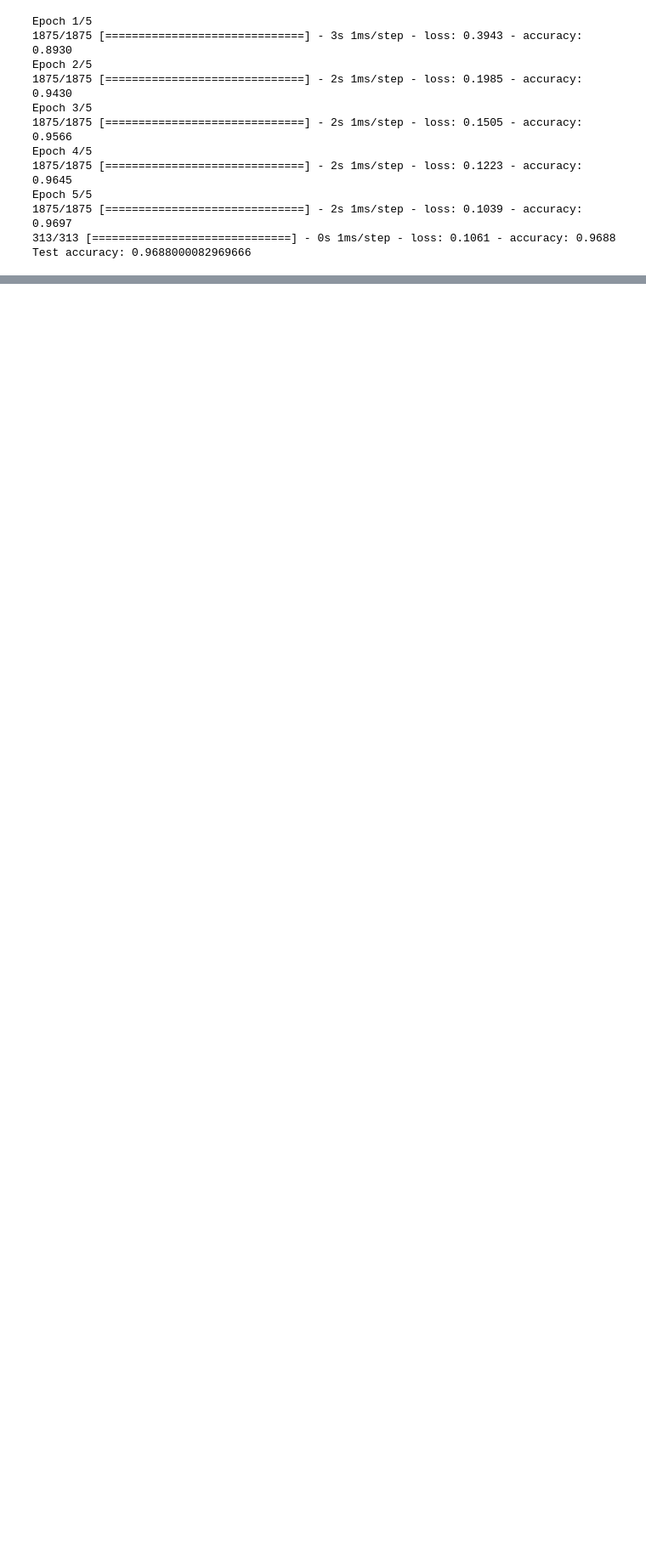
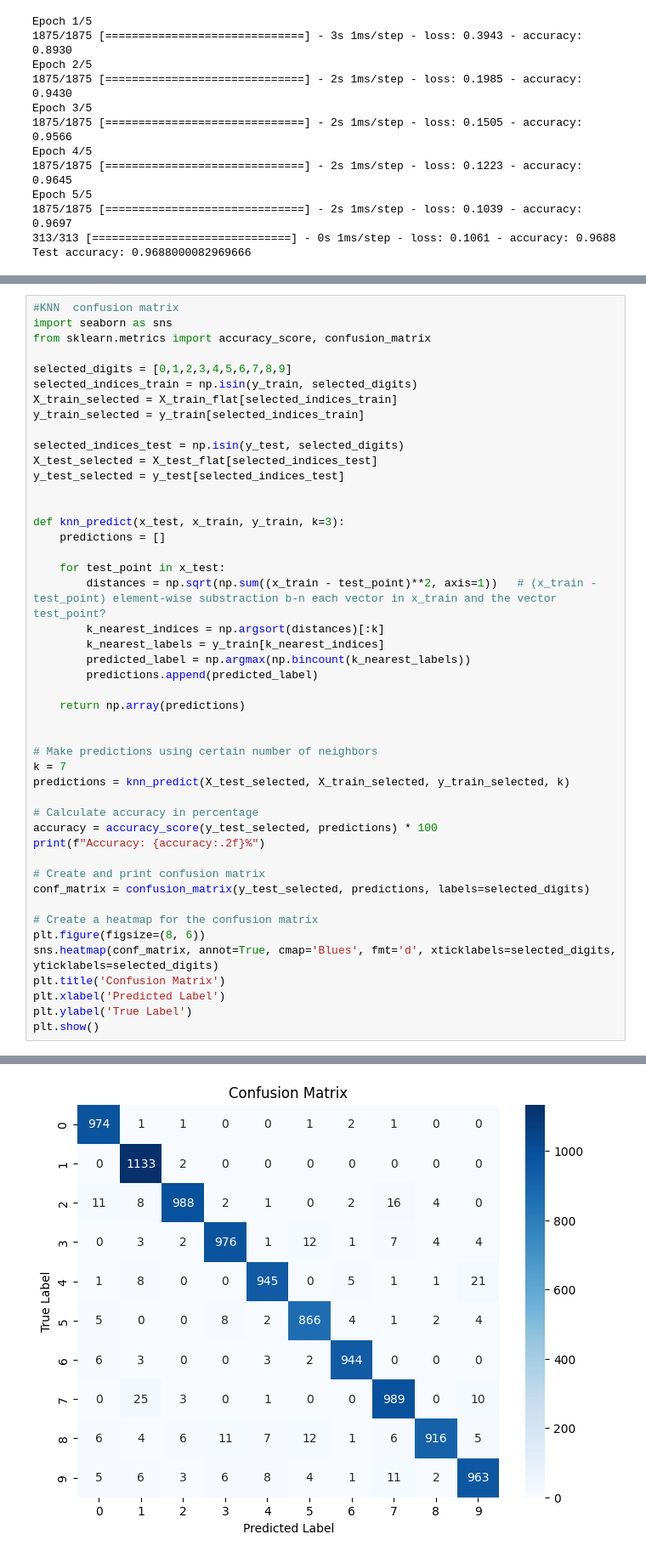
Before and after one commit to NaomyChemungor/AI_Autumn2023, a Jupyter notebook: AI_Project.ipynb, the cells around one changed output, grey strips where cells are left out. Shown: that part at 85% size. Drawn from its saved outputs; the diff is of its cells as text; blank space fills up the shorter version.

```diff
--- a/AI_Project.ipynb
+++ b/AI_Project.ipynb
@@ -349,0 +423,47 @@ weights = np.random.rand(input_features,output_features) # random samples from a
+# %%
+#KNN  confusion matrix
+import seaborn as sns
+from sklearn.metrics import accuracy_score, confusion_matrix
+
+selected_digits = [0,1,2,3,4,5,6,7,8,9]
+selected_indices_train = np.isin(y_train, selected_digits)
+X_train_selected = X_train_flat[selected_indices_train]
+y_train_selected = y_train[selected_indices_train]
+
+selected_indices_test = np.isin(y_test, selected_digits)
+X_test_selected = X_test_flat[selected_indices_test]
+y_test_selected = y_test[selected_indices_test]
+
+
+def knn_predict(x_test, x_train, y_train, k=3):
+    predictions = []
+
+    for test_point in x_test:
+        distances = np.sqrt(np.sum((x_train - test_point)**2, axis=1))   # (x_train - test_point) element-wise substraction b-n each vector in x_train and the vector test_point?
+        k_nearest_indices = np.argsort(distances)[:k]
+        k_nearest_labels = y_train[k_nearest_indices]
+        predicted_label = np.argmax(np.bincount(k_nearest_labels))
+        predictions.append(predicted_label)
+
+    return np.array(predictions)
+
+
+# Make predictions using certain number of neighbors
+k = 7
+predictions = knn_predict(X_test_selected, X_train_selected, y_train_selected, k)
+
+# Calculate accuracy in percentage
+accuracy = accuracy_score(y_test_selected, predictions) * 100
+print(f"Accuracy: {accuracy:.2f}%")
+
+# Create and print confusion matrix
+conf_matrix = confusion_matrix(y_test_selected, predictions, labels=selected_digits)
+
+# Create a heatmap for the confusion matrix
+plt.figure(figsize=(8, 6))
+sns.heatmap(conf_matrix, annot=True, cmap='Blues', fmt='d', xticklabels=selected_digits, yticklabels=selected_digits)
+plt.title('Confusion Matrix')
+plt.xlabel('Predicted Label')
+plt.ylabel('True Label')
+plt.show()
+# %% [output]
@@ -349,0 +471 @@ weights = np.random.rand(input_features,output_features) # random samples from a
+[figure, added]
```
Also changed, not shown: parts of 12 cells of this notebook.
